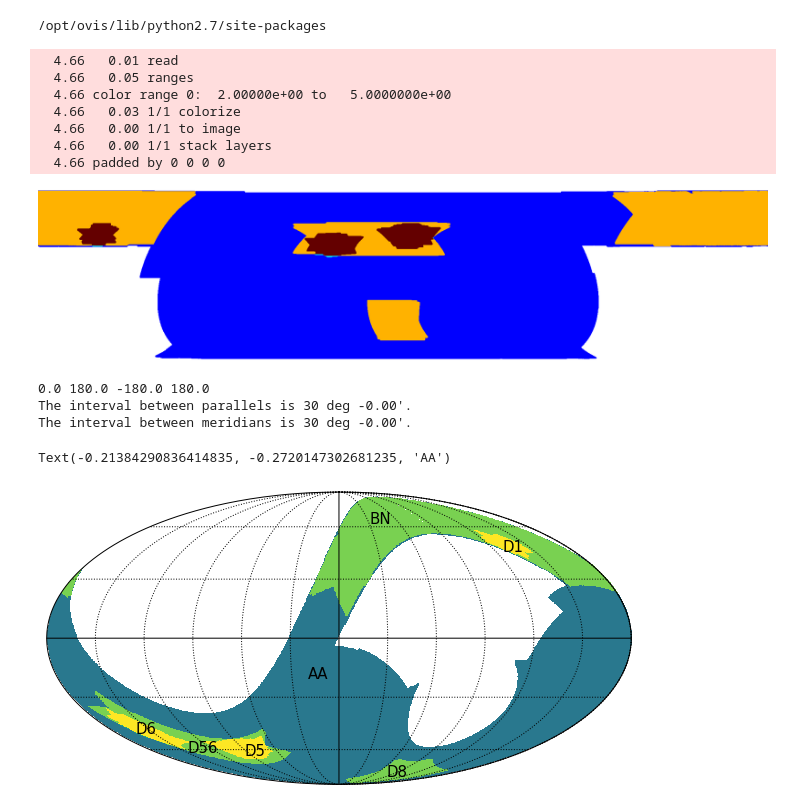
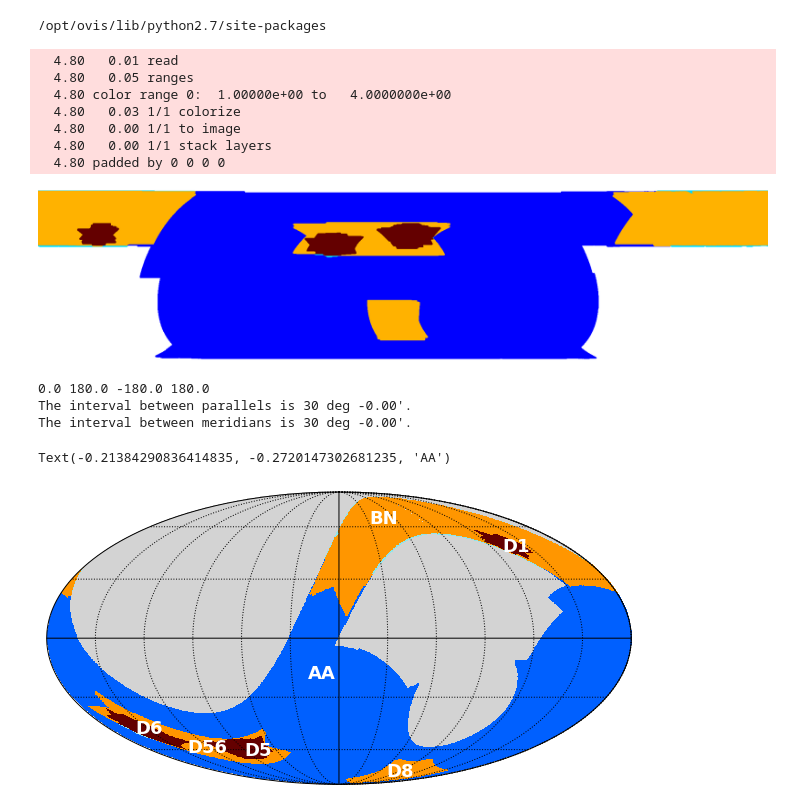
Before and after one commit to ACTCollaboration/act_dr4_sm, a Jupyter notebook: aiola_etal/dr4_mollview.ipynb, the cells around one changed output. Saved outputs shown, nothing was run; the diff lists cells and outputs as text; code cells hidden in the pictures.

Commit message:
Added Planck color scheme for Healpy Mollview.

```diff
--- a/aiola_etal/dr4_mollview.ipynb
+++ b/aiola_etal/dr4_mollview.ipynb
@@ -19,3 +17,10 @@ cmap = colorize.schemes["planck"].reverse()
+# %%
+from matplotlib.colors import ListedColormap
+colombi1_cmap = ListedColormap(np.loadtxt("data/Planck_Parchment_RGB.txt")/255.)
+colombi1_cmap.set_bad("lightgrey") # color of missing pixels
+colombi1_cmap.set_under("white") # color of background, necessary if you want to use
+# this colormap directly with hp.mollview(m, cmap=colombi1_cmap)
+cmap = colombi1_cmap
 # %%
 release_path = '/global/cfs/projectdirs/act/data/20191125_actpol_dr4/'
 # %%
@@ -42,7 +47,7 @@ for i, path in enumerate(paths):
     down = utils.nint(footprint.wcs.wcs.cdelt[1]/foot.wcs.wcs.cdelt[1])
     foot = enmap.downgrade(foot,down)
     footprint += enmap.project(foot, footprint.shape, footprint.wcs, order=0)
-footprint2[footprint!=0] += 1
+footprint2[footprint!=0] += 2
 
 
 paths = gl.glob(release_path+'/maps/s13/*f150*coadd*ivar*')
@@ -58,31 +63,31 @@ footprint2[footprint!=0] += 1
 pl = enplot.plot(footprint2,mask=0,grid=False,verbosity=10)
 enplot.show(pl)
 # %% [output]
-  4.66   0.01 read
-  4.66   0.05 ranges
-  4.66 color range 0:  2.00000e+00 to   5.0000000e+00
-  4.66   0.03 1/1 colorize
-  4.66   0.00 1/1 to image
-  4.66   0.00 1/1 stack layers
-  4.66 padded by 0 0 0 0
+  4.80   0.01 read
+  4.80   0.05 ranges
+  4.80 color range 0:  1.00000e+00 to   4.0000000e+00
+  4.80   0.03 1/1 colorize
+  4.80   0.00 1/1 to image
+  4.80   0.00 1/1 stack layers
+  4.80 padded by 0 0 0 0
-[figure, old version]
+[figure, new version]
 # %%
 maskhp = footprint2.to_healpix(nside=512, order=0)
 # %%
 maskhp[maskhp==0]=hp.UNSEEN
 # %%
-hp.mollview(maskhp,title='',cbar=False,coord=['E','G'],cmap=cmap,min=0,max=5,badcolor='white',notext=True,xsize=1500)
+hp.mollview(maskhp,title='',cmap=colombi1_cmap,cbar=False,coord=['E','G'],min=0.5,max=4,badcolor='lightgrey',notext=True,xsize=1500)
 hp.graticule()
-hp.projtext(-30., 62., 'BN', lonlat=True, coord='G',size=15,color="black")
-hp.projtext(-125., 45., 'D1', lonlat=True, coord='G',size=15,color="black")
-hp.projtext(-90., -80, 'D8', lonlat=True, coord='G',size=15,color="black")
-hp.projtext(165., -50, 'D6', lonlat=True, coord='G',size=15,color="black")
-hp.projtext(98., -64, 'D5', lonlat=True, coord='G',size=15,color="black")
-hp.projtext(150., -62, 'D56', lonlat=True, coord='G',size=15,color="black")
-hp.projtext(20., -20, 'AA', lonlat=True, coord='G',size=15,color="black")
+hp.projtext(-30., 62.,  'BN', lonlat=True, coord='G',size=18,fontweight='heavy',color="white")
+hp.projtext(-125., 45., 'D1', lonlat=True, coord='G',size=18,fontweight='heavy',color="white")
+hp.projtext(-90., -80,  'D8', lonlat=True, coord='G',size=18,fontweight='heavy',color="white")
+hp.projtext(165., -50,  'D6', lonlat=True, coord='G',size=18,fontweight='heavy',color="white")
+hp.projtext(98., -64,   'D5', lonlat=True, coord='G',size=18,fontweight='heavy',color="white")
+hp.projtext(150., -62, 'D56', lonlat=True, coord='G',size=18,fontweight='heavy',color="white")
+hp.projtext(20., -20,   'AA', lonlat=True, coord='G',size=18,fontweight='heavy',color="white")
 # %% [output]
 0.0 180.0 -180.0 180.0
 The interval between parallels is 30 deg -0.00'.
 The interval between meridians is 30 deg -0.00'.
 Text(-0.21384290836414835, -0.2720147302681235, 'AA')
-[figure, old version]
+[figure, new version]
```
Also changed, not shown: parts of 1 cell of this notebook, 1 other file.
